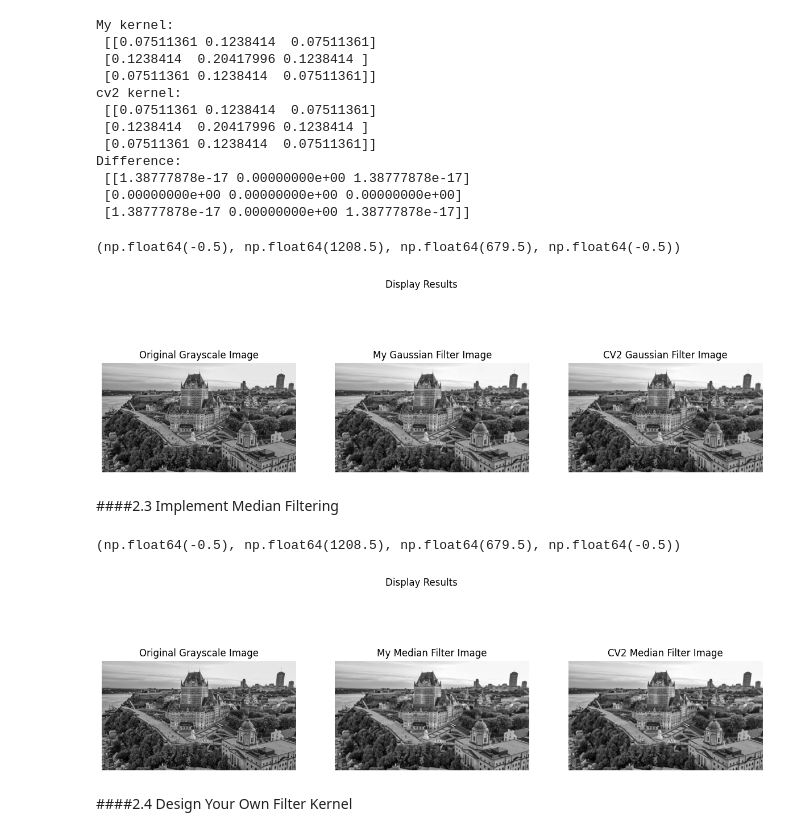
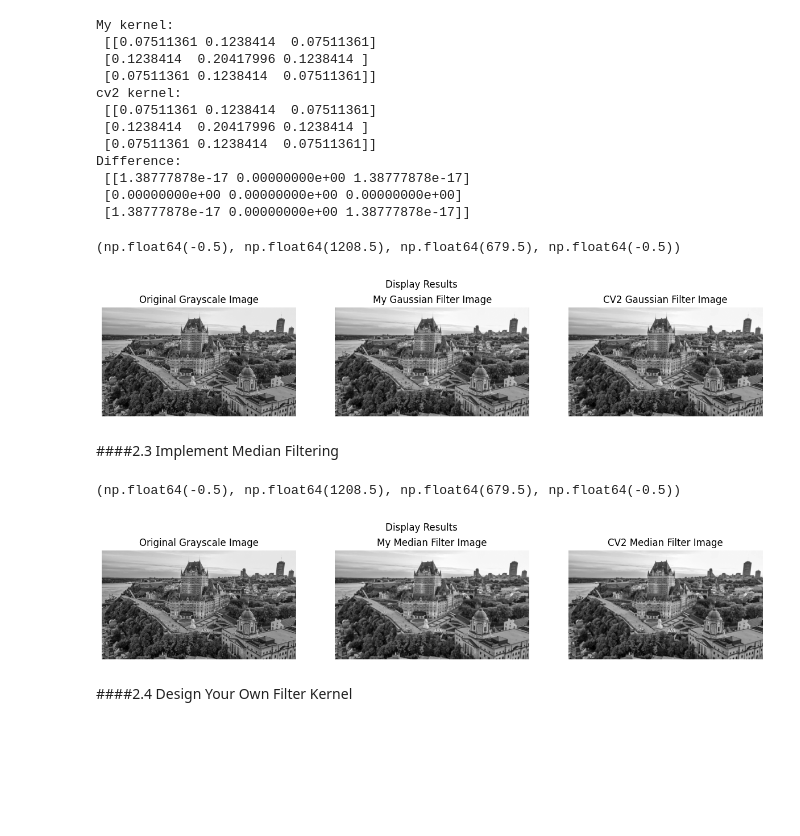
Before and after one commit to jewoolee0502/ComputerVision, a Jupyter notebook: ECSE415_A1.ipynb, the cells around one changed output. Saved outputs shown, nothing was run; the diff lists cells and outputs as text; code cells hidden in the pictures; blank space fills up the shorter version.

```diff
--- a/ECSE415_A1.ipynb
+++ b/ECSE415_A1.ipynb
@@ -68,7 +68,7 @@ def to_grayscale(img):
   img_gray = 0.299 * img[:, :, 0] + 0.587 * img[:, :, 1] + 0.114 * img[:, :, 2]
 
   if original_dtype == np.uint8:
-    return (img_gray * 255.0).astype(np.uint8) # reverting back to original
+    return np.round(img_gray * 255.0).astype(np.uint8) # reverting back to original
   else:
     return img_gray
 
@@ -164,13 +166,13 @@ plt.imshow(img_gray, cmap='gray')
 # %%
 # Implementation of Gaussian Filter Function
 
-def gaussian_kernel(size, sigma):
-  kernel = np.zeros((size, size))
-  center = size // 2
+def gaussian_kernel(kernel_size, sigma):
+  kernel = np.zeros((kernel_size, kernel_size))
+  center = kernel_size // 2
 
   # gaussian kernel
-  for i in range(size): # rows
-    for j in range(size): # columns
+  for i in range(kernel_size): # rows
+    for j in range(kernel_size): # columns
       x = i - center
       y = j - center
       kernel[i, j] = (1/(2 * np.pi * np.square(sigma))) * np.exp(-(np.square(x) + np.square(y))/(2 * np.square(sigma)))
@@ -227,29 +229,29 @@ Difference:
 # %%
 # Displaying the images
 
 my_gaussian_filter = gaussian_filter(img_gray, 5, 1)
 cv2_gaussian_filter = cv2.GaussianBlur(img_gray, (5, 5), 1)
 
-fig, axes = plt.subplots(1, 3, figsize=(15,5))
+fig, axes = plt.subplots(1, 3, figsize=(15,3))
 fig.suptitle("Display Results")
 
 # original grayscale image
 axes[0].imshow(img_gray, cmap='gray')
 axes[0].set_title("Original Grayscale Image")
 axes[0].axis("off")
 
 # my gaussian filter image
 axes[1].imshow(my_gaussian_filter, cmap='gray')
 axes[1].set_title("My Gaussian Filter Image")
 axes[1].axis("off")
 
 # cv2 gaussian filter image
 axes[2].imshow(cv2_gaussian_filter, cmap='gray')
 axes[2].set_title("CV2 Gaussian Filter Image")
 axes[2].axis("off")
 # %% [output]
 (np.float64(-0.5), np.float64(1208.5), np.float64(679.5), np.float64(-0.5))
-[figure, old version]
+[figure, new version]
 # %% [markdown]
 ####2.3 Implement Median Filtering
 # %%
@@ -277,7 +279,7 @@ def median_filter(image, kernel_size):
 my_median_filter = median_filter(img_gray, 5)
 cv2_median_filter = cv2.medianBlur(img_gray, 5)
 
-fig, axes = plt.subplots(1, 3, figsize=(15,5))
+fig, axes = plt.subplots(1, 3, figsize=(15,3))
 fig.suptitle("Display Results")
 
 # original grayscale image
@@ -296,7 +298,7 @@ axes[2].set_title("CV2 Median Filter Image")
 axes[2].axis("off")
 # %% [output]
 (np.float64(-0.5), np.float64(1208.5), np.float64(679.5), np.float64(-0.5))
-[figure, old version]
+[figure, new version]
 # %% [markdown]
 ####2.4 Design Your Own Filter Kernel
 # %% [markdown]
```
Also changed, not shown: parts of 6 cells of this notebook.
